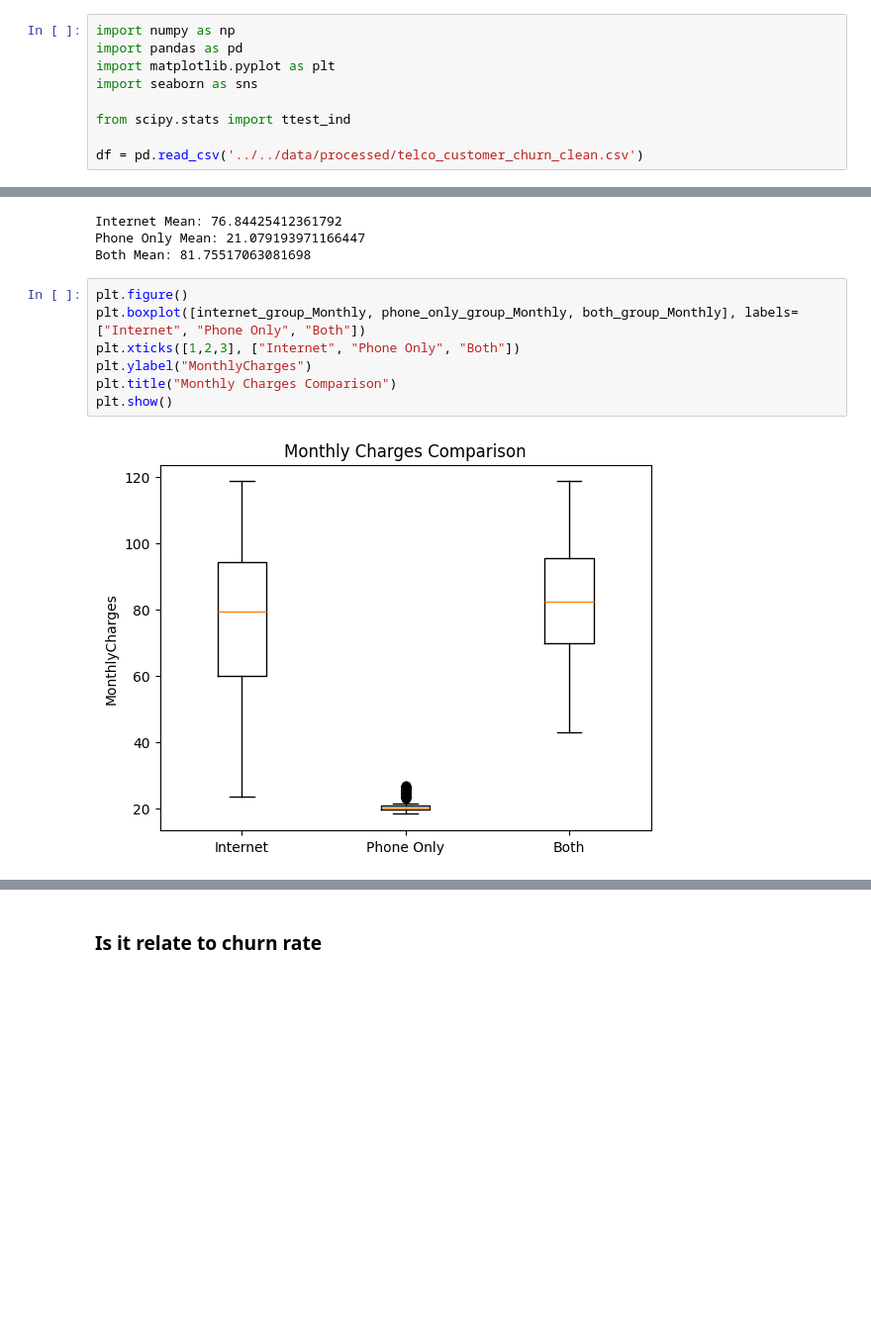
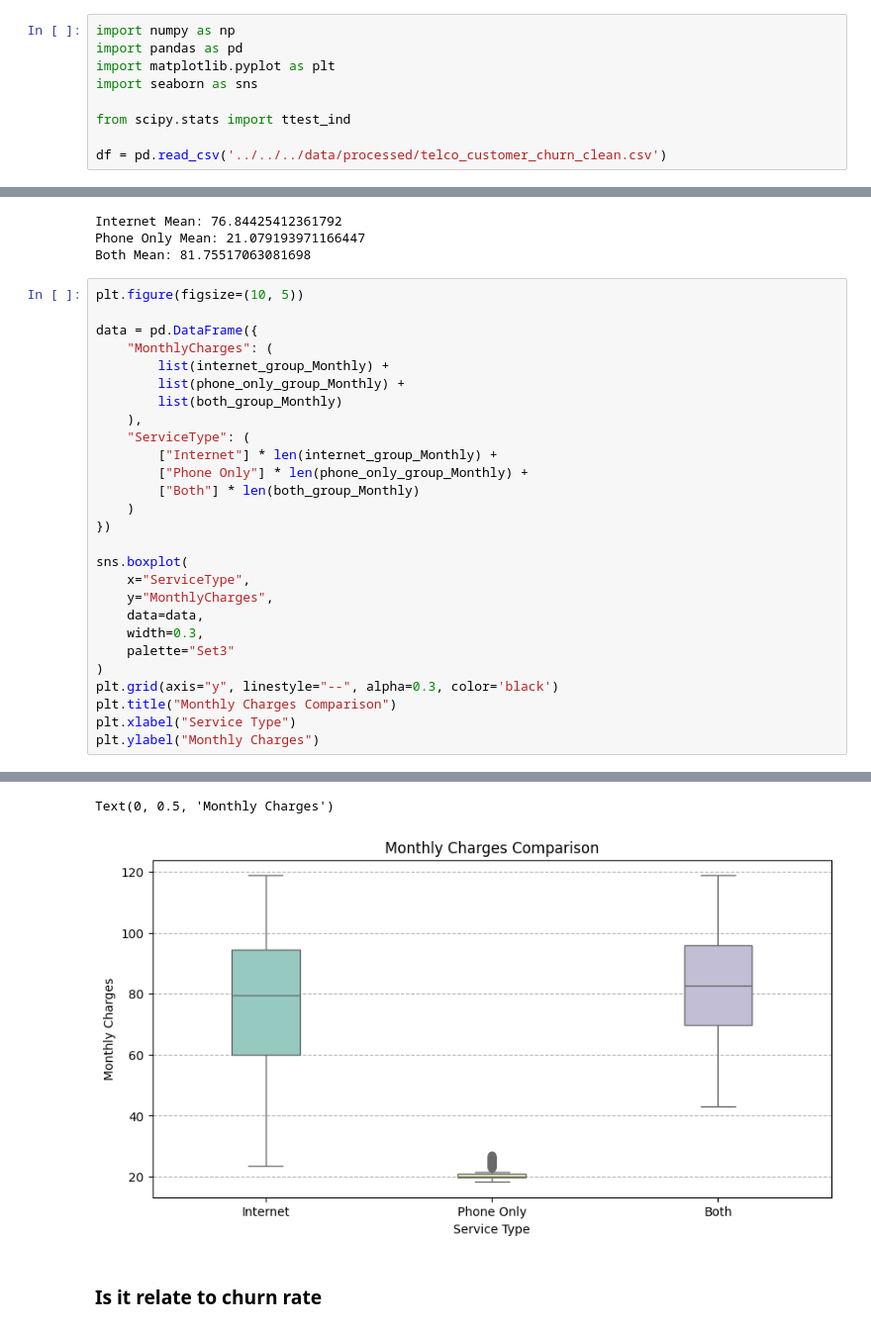
Before and after one commit to ppts2545/Telco-Customer-Churn-by-BlastChar, a Jupyter notebook: notebooks/03_exploratory_analysis/eda 1/02_eda_charges.ipynb, the cells around one changed output, grey strips where cells are left out. Shown at 99% size. Saved outputs shown, nothing was run; the diff lists cells and outputs as text; blank space fills up the shorter version.

```diff
--- a/notebooks/03_exploratory_analysis/eda 1/02_eda_charges.ipynb
+++ b/notebooks/03_exploratory_analysis/eda 1/02_eda_charges.ipynb
@@ -6,7 +6,7 @@ import seaborn as sns
 
 from scipy.stats import ttest_ind
 
-df = pd.read_csv('../../data/processed/telco_customer_churn_clean.csv')
+df = pd.read_csv('../../../data/processed/telco_customer_churn_clean.csv')
 # %% [markdown]
 ## Montly Charge / Total Charge EDA
 # %% [markdown]
@@ -27,12 +27,31 @@ print("Both Mean:", both_group_Monthly.mean())
 Internet Mean: 76.84425412361792
 Phone Only Mean: 21.079193971166447
 Both Mean: 81.75517063081698
-# %%
-plt.figure()
-plt.boxplot([internet_group_Monthly, phone_only_group_Monthly, both_group_Monthly], labels=["Internet", "Phone Only", "Both"])
-plt.xticks([1,2,3], ["Internet", "Phone Only", "Both"])
-plt.ylabel("MonthlyCharges")
-plt.title("Monthly Charges Comparison")
-plt.show()
-# %% [output]
-[figure, removed]
+# %%
+plt.figure(figsize=(10, 5))
+
+data = pd.DataFrame({
+    "MonthlyCharges": (
+        list(internet_group_Monthly) +
+        list(phone_only_group_Monthly) +
+        list(both_group_Monthly)
+    ),
+    "ServiceType": (
+        ["Internet"] * len(internet_group_Monthly) +
+        ["Phone Only"] * len(phone_only_group_Monthly) +
+        ["Both"] * len(both_group_Monthly)
+    )
+})
+
+sns.boxplot(
+    x="ServiceType",
+    y="MonthlyCharges",
+    data=data,
+    width=0.3,
+    palette="Set3"
+)
+plt.grid(axis="y", linestyle="--", alpha=0.3, color='black')
+plt.title("Monthly Charges Comparison")
+plt.xlabel("Service Type")
+plt.ylabel("Monthly Charges")
+# %% [output]
@@ -39,3 +61,5 @@ plt.show()
+Text(0, 0.5, 'Monthly Charges')
+[figure, added]
 # %% [markdown]
 ### Is it relate to churn rate
 # %%
```
Also changed, not shown: parts of 3 cells of this notebook, 1 other file.
